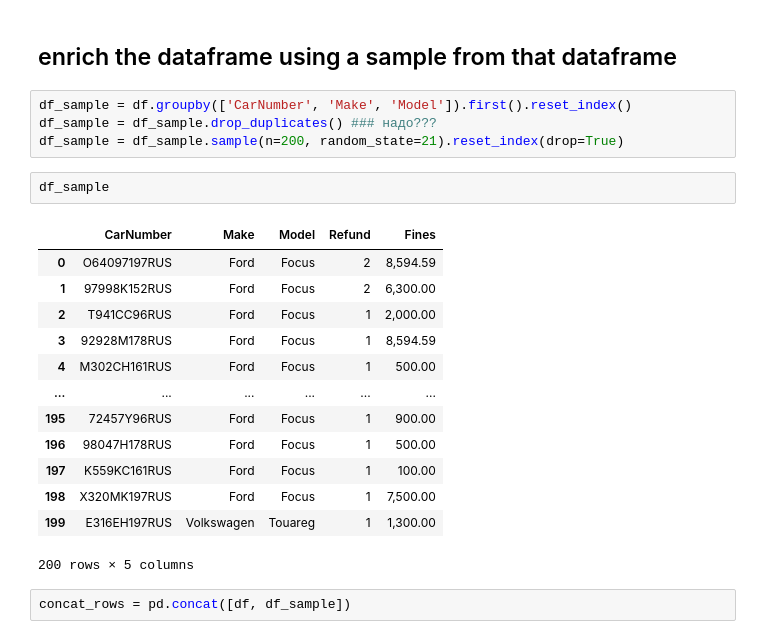
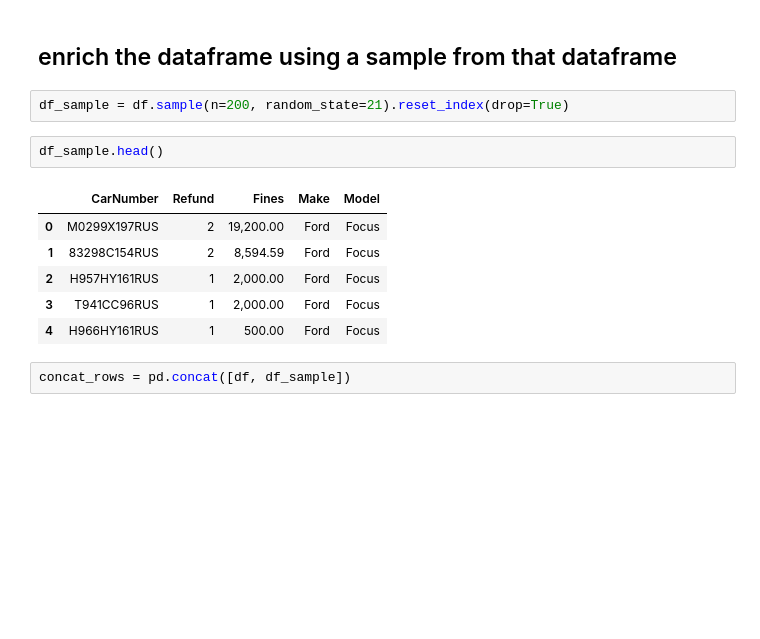
Before and after one commit to djoye21school/Piscine_DS, a Jupyter notebook: day05/ex04/enrichment.ipynb, the cells around one changed output. Saved outputs shown, nothing was run; the diff lists cells and outputs as text; blank space fills up the shorter version.

```diff
--- a/day05/ex04/enrichment.ipynb
+++ b/day05/ex04/enrichment.ipynb
@@ -20,25 +20,16 @@ df.head()
 # %% [markdown]
 ## enrich the dataframe using a sample from that dataframe
 # %%
-df_sample = df.groupby(['CarNumber', 'Make', 'Model']).first().reset_index()
-df_sample = df_sample.drop_duplicates() ### надо???
-df_sample = df_sample.sample(n=200, random_state=21).reset_index(drop=True)
+df_sample = df.sample(n=200, random_state=21).reset_index(drop=True)
 # %%
-df_sample
+df_sample.head()
 # %% [output]
-|  | CarNumber | Make | Model | Refund | Fines |
-| 0 | O64097197RUS | Ford | Focus | 2 | 8,594.59 |
-| 1 | 97998K152RUS | Ford | Focus | 2 | 6,300.00 |
-| 2 | T941CC96RUS | Ford | Focus | 1 | 2,000.00 |
-| 3 | 92928M178RUS | Ford | Focus | 1 | 8,594.59 |
-| 4 | M302CH161RUS | Ford | Focus | 1 | 500.00 |
-| ... | ... | ... | ... | ... | ... |
-| 195 | 72457Y96RUS | Ford | Focus | 1 | 900.00 |
-| 196 | 98047H178RUS | Ford | Focus | 1 | 500.00 |
-| 197 | K559KC161RUS | Ford | Focus | 1 | 100.00 |
-| 198 | X320MK197RUS | Ford | Focus | 1 | 7,500.00 |
-| 199 | E316EH197RUS | Volkswagen | Touareg | 1 | 1,300.00 |
+|  | CarNumber | Refund | Fines | Make | Model |
+| 0 | M0299X197RUS | 2 | 19,200.00 | Ford | Focus |
+| 1 | 83298C154RUS | 2 | 8,594.59 | Ford | Focus |
+| 2 | H957HY161RUS | 1 | 2,000.00 | Ford | Focus |
+| 3 | T941CC96RUS | 1 | 2,000.00 | Ford | Focus |
+| 4 | H966HY161RUS | 1 | 500.00 | Ford | Focus |
-200 rows × 5 columns
 # %%
 concat_rows = pd.concat([df, df_sample])
 # %%
```
Also changed, not shown: parts of 28 cells of this notebook, 3 other files.
